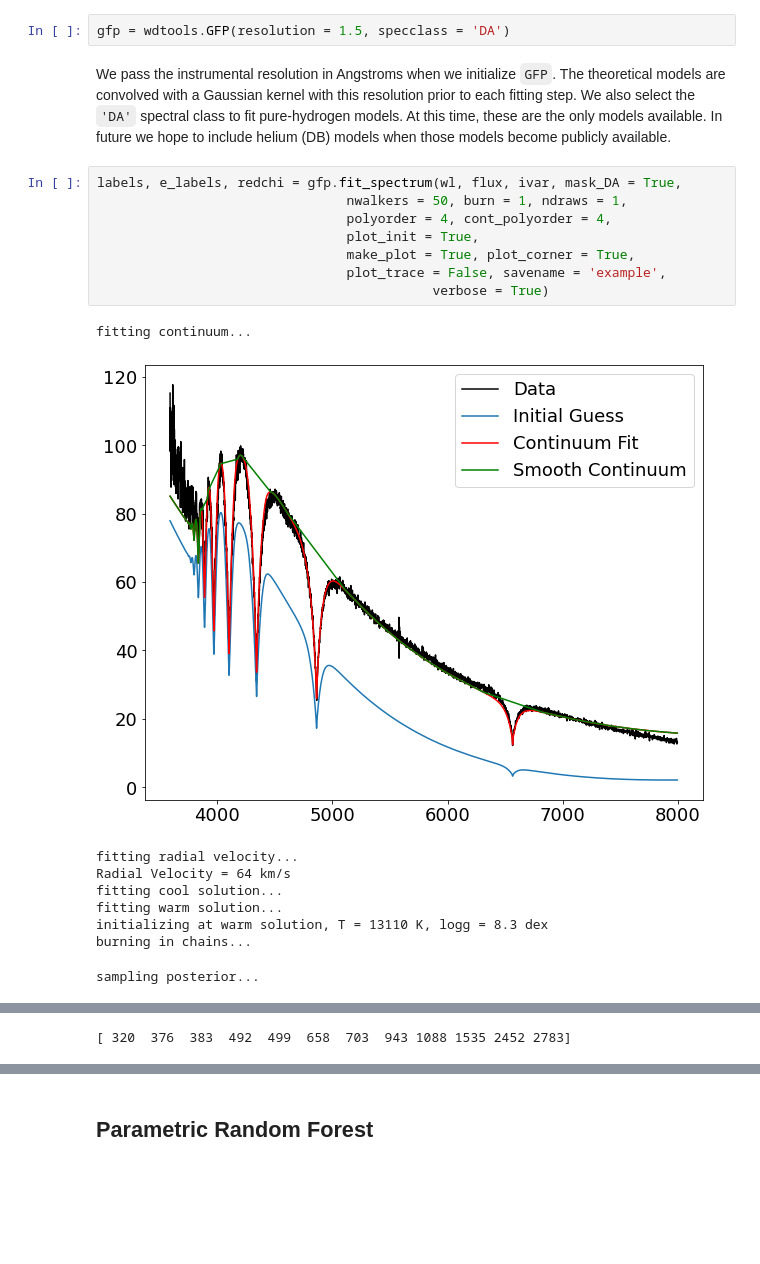
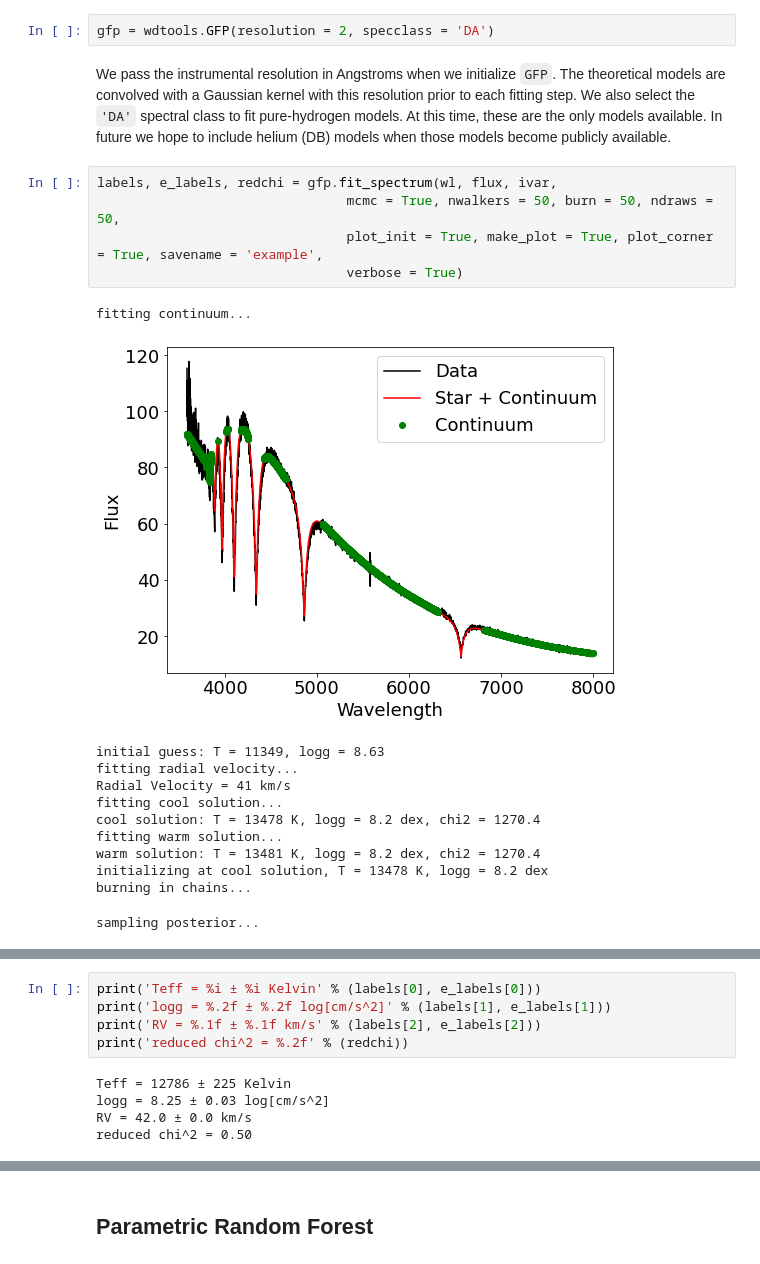
Before and after one commit to vedantchandra/wdtools, a Jupyter notebook: docs/examples/1_fitting_wd_spectra.ipynb, the cells around one changed output, grey strips where cells are left out. Saved outputs shown, nothing was run; the diff lists cells and outputs as text; blank space fills up the shorter version.

Commit message:
update example notebook

```diff
--- a/docs/examples/1_fitting_wd_spectra.ipynb
+++ b/docs/examples/1_fitting_wd_spectra.ipynb
@@ -35,24 +35,24 @@ plt.title('SDSS J082600.58+282346.2');
 # %% [markdown]
 We normalize the hydrogen Balmer lines and fit atmospheric models from Koester (2010) to this spectrum using our MCMC algorithm.
 # %%
-gfp = wdtools.GFP(resolution = 1.5, specclass = 'DA')
+gfp = wdtools.GFP(resolution = 2, specclass = 'DA')
 # %% [markdown]
 We pass the instrumental resolution in Angstroms when we initialize `GFP`. The theoretical models are convolved with a Gaussian kernel with this resolution prior to each fitting step. We also select the `'DA'` spectral class to fit pure-hydrogen models. At this time, these are the only models available. In future we hope to include helium (DB) models when those models become publicly available.
 # %%
-labels, e_labels, redchi = gfp.fit_spectrum(wl, flux, ivar, mask_DA = True,
-                                nwalkers = 50, burn = 1, ndraws = 1,
-                                polyorder = 4, cont_polyorder = 4,
-                                plot_init = True,
-                                make_plot = True, plot_corner = True,
-                                plot_trace = False, savename = 'example',
-                                           verbose = True)
+labels, e_labels, redchi = gfp.fit_spectrum(wl, flux, ivar,
+                                mcmc = True, nwalkers = 50, burn = 50, ndraws = 50,
+                                plot_init = True, make_plot = True, plot_corner = True, savename = 'example',
+                                verbose = True)
 # %% [output]
 fitting continuum...
-[figure, old version]
+[figure, new version]
+initial guess: T = 11349, logg = 8.63
 fitting radial velocity...
-Radial Velocity = 64 km/s
+Radial Velocity = 41 km/s
 fitting cool solution...
+cool solution: T = 13478 K, logg = 8.2 dex, chi2 = 1270.4
 fitting warm solution...
-initializing at warm solution, T = 13110 K, logg = 8.3 dex
+warm solution: T = 13481 K, logg = 8.2 dex, chi2 = 1270.4
+initializing at cool solution, T = 13478 K, logg = 8.2 dex
 burning in chains...
 sampling posterior...
@@ -61 +59,0 @@ WARNING:root:Too few points to create valid contours
-[ 320  376  383  492  499  658  703  943 1088 1535 2452 2783]
@@ -64,3 +62,13 @@ WARNING:root:Too few points to create valid contours
+# %%
+print('Teff = %i ± %i Kelvin' % (labels[0], e_labels[0]))
+print('logg = %.2f ± %.2f log[cm/s^2]' % (labels[1], e_labels[1]))
+print('RV = %.1f ± %.1f km/s' % (labels[2], e_labels[2]))
+print('reduced chi^2 = %.2f' % (redchi))
+# %% [output]
+Teff = 12786 ± 225 Kelvin
+logg = 8.25 ± 0.03 log[cm/s^2]
+RV = 42.0 ± 0.0 km/s
+reduced chi^2 = 0.50
 # %% [markdown]
 All parameters passed to `gfp.fit_spectrum` other than the normalized wavelength and flux are optional. If no inverse variance `ivar` array is passed, then the software will estimate the flux uncertainty using the beta-sigma method. This will make the $\chi^2$ likelihood inexact, so treat the parameter posterior distributions with caution.
 
```
Also changed, not shown: parts of 4 cells of this notebook, 3 other files.
